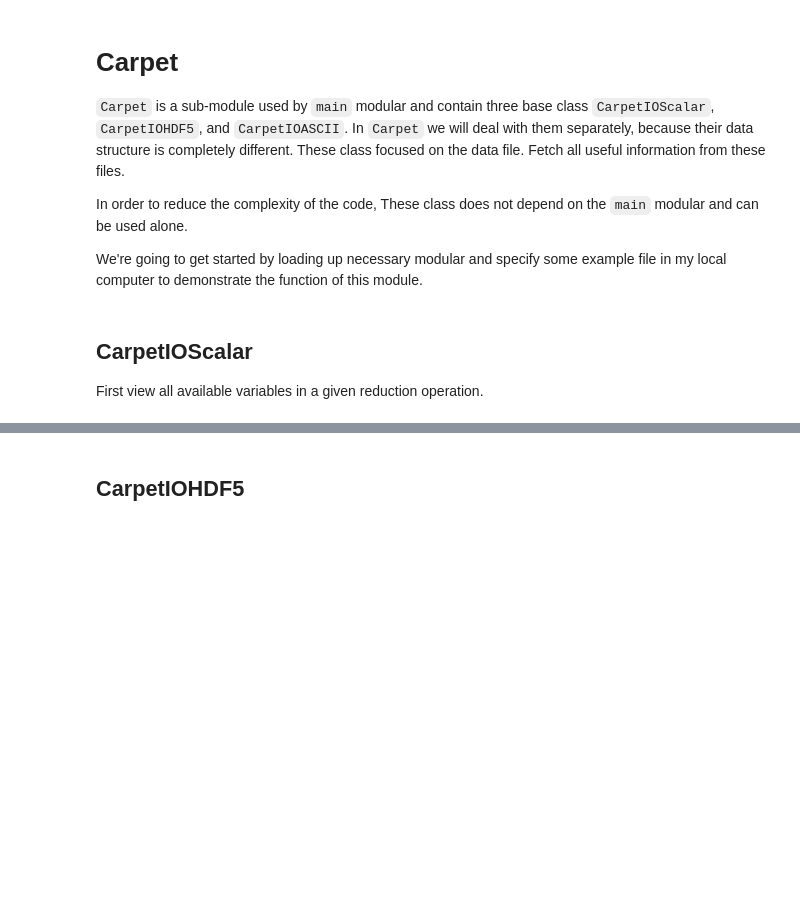
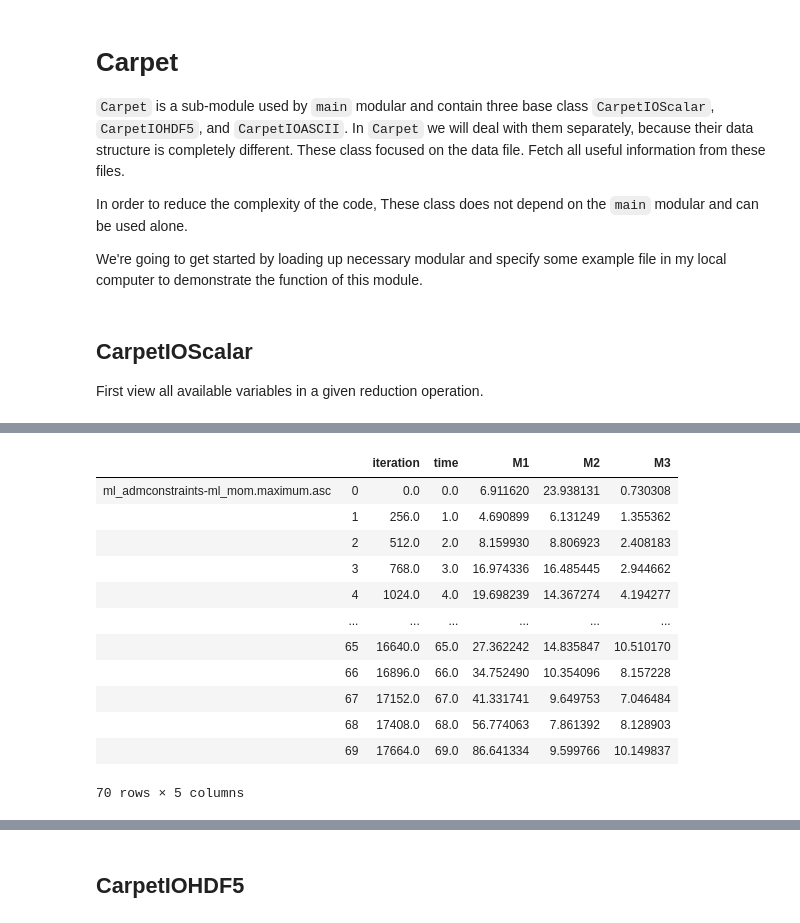
Before and after one commit to YuLiumt/CactusTool, a Jupyter notebook: docs/source/Tutorial/Carpet.ipynb, the cells around one changed output, grey strips where cells are left out. Drawn from its saved outputs; the diff is of its cells as text; code cells hidden in the pictures; blank space fills up the shorter version.

```diff
--- a/docs/source/Tutorial/Carpet.ipynb
+++ b/docs/source/Tutorial/Carpet.ipynb
@@ -39,0 +68,16 @@ TypeError: unhashable type: 'list'
+# %%
+var.dataset()
+# %% [output]
+|  |  | iteration | time | M1 | M2 | M3 |
+| ml_admconstraints-ml_mom.maximum.asc | 0 | 0.0 | 0.0 | 6.911620 | 23.938131 | 0.730308 |
+|  | 1 | 256.0 | 1.0 | 4.690899 | 6.131249 | 1.355362 |
+|  | 2 | 512.0 | 2.0 | 8.159930 | 8.806923 | 2.408183 |
+|  | 3 | 768.0 | 3.0 | 16.974336 | 16.485445 | 2.944662 |
+|  | 4 | 1024.0 | 4.0 | 19.698239 | 14.367274 | 4.194277 |
+|  | ... | ... | ... | ... | ... | ... |
+|  | 65 | 16640.0 | 65.0 | 27.362242 | 14.835847 | 10.510170 |
+|  | 66 | 16896.0 | 66.0 | 34.752490 | 10.354096 | 8.157228 |
+|  | 67 | 17152.0 | 67.0 | 41.331741 | 9.649753 | 7.046484 |
+|  | 68 | 17408.0 | 68.0 | 56.774063 | 7.861392 | 8.128903 |
+|  | 69 | 17664.0 | 69.0 | 86.641334 | 9.599766 | 10.149837 |
+70 rows × 5 columns
```
Also changed, not shown: parts of 18 cells of this notebook, 18 other files.
